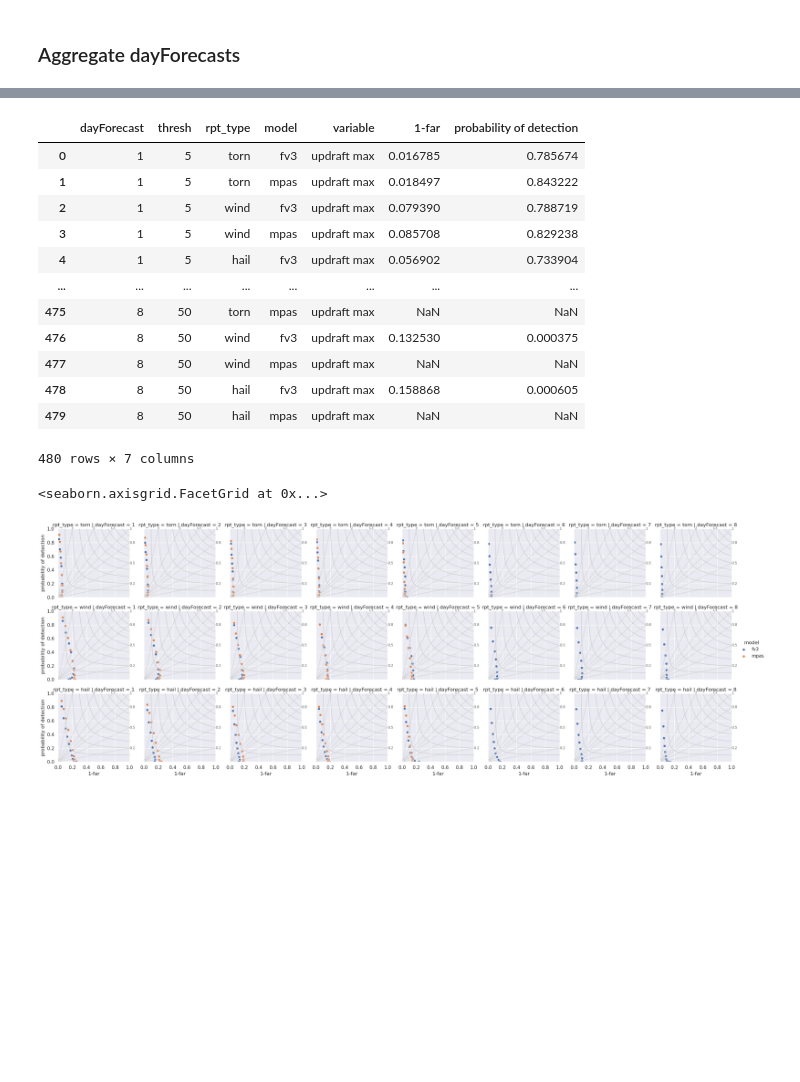
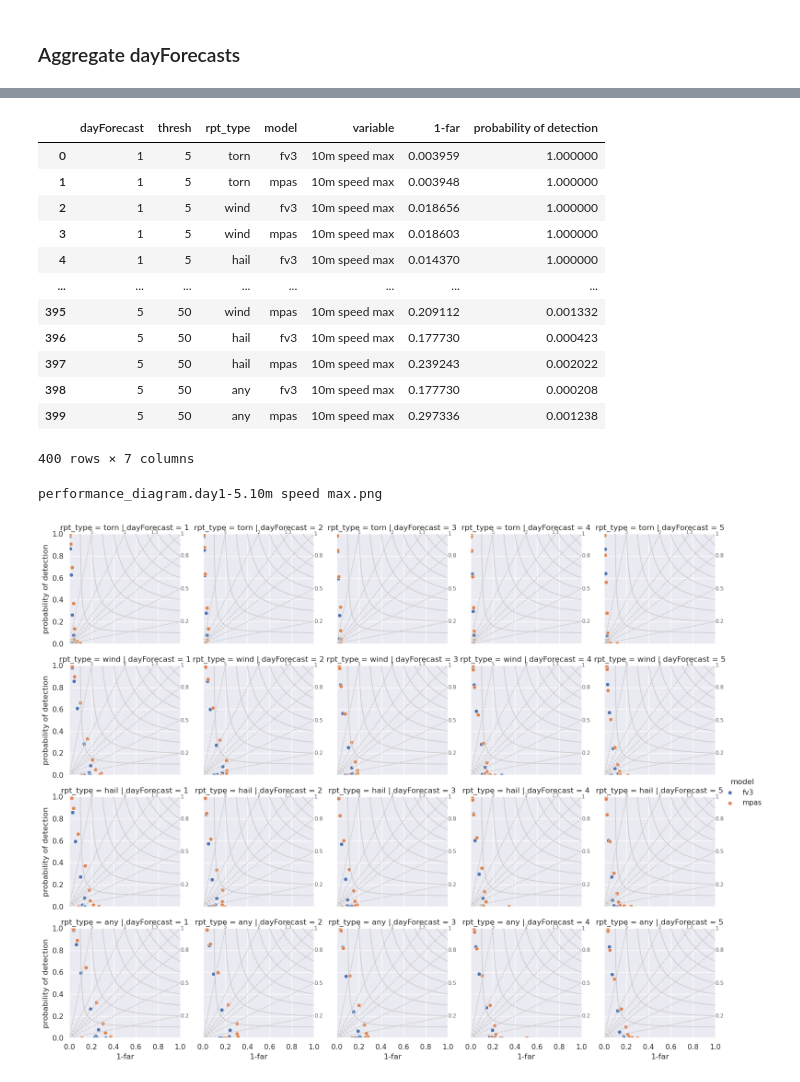
Before and after one commit to ahijevyc/ldmason_hwt, a Jupyter notebook: model_vars_rpt_types.ipynb, the cells around one changed output, grey strips where cells are left out. Cells and saved outputs as stored; diff of their text form; code cells hidden in the pictures; blank space fills up the shorter version.

```diff
--- a/model_vars_rpt_types.ipynb
+++ b/model_vars_rpt_types.ipynb
@@ -233,16 +375,16 @@ For example, equitable threat score (ets), bias, Heidke Skill Score (hss), false
 - variable
 - rpt_type
 # %%
-variable = genericnames[0]
-s = contingency_table
+variable = genericnames[1]
+s = hmfn
 # s = s.where(s.valid_date > pd.to_datetime("20240101")) # just one year
-s = s.where(s.dayForecast <= 5, drop=True)  # just dayForecast 1-5
+s = s.sel(dayForecast=slice(1, 5))  # just dayForecast 1-5
 s = s.mean(dim="valid_date")
 s = s.sel(variable=variable)
-s = hss(s)
+s = ets(s)
 g = s.plot(col="dayForecast", row="rpt_type", hue="model")
-g.fig.suptitle(f"{variable}  maximum filter size:{filter_size}x{filter_size}")
-ofile = f"results.{variable}.{filter_size}x{filter_size}.png"
+g.fig.suptitle(f"{variable} size-{filter_size} maximum filter")
+ofile = tmpdir / f"{s.attrs['short_name']}{sfx.rstrip('.nc')}.png"
 g.fig.subplots_adjust(top=0.92)
 g.fig.savefig(ofile, dpi=150)
 logging.warning(ofile)
@@ -332,32 +561,36 @@ def performance_diagram(color=None, label=None):
     ax.set_ylim((0, 1))
     return ax
 # %%
-x = 1-far(contingency_table.sum(dim="valid_date"))
-x.name="1-far"
-y = pod(contingency_table.sum(dim="valid_date"))
-data = xarray.merge([x, y], compat='override')
+x = 1 - far(hmfn.sel(dayForecast=slice(1, 5)).sum(dim="valid_date"))
+x.name = "1-far"
+y = pod(hmfn.sel(dayForecast=slice(1, 5)).sum(dim="valid_date"))
+data = xarray.merge([x, y], compat="override")
 data = data.sel(variable=variable).to_dataframe().drop(columns="count").reset_index(drop=False)
 data
 # %% [output]
 |  | dayForecast | thresh | rpt_type | model | variable | 1-far | probability of detection |
-| 0 | 1 | 5 | torn | fv3 | updraft max | 0.016785 | 0.785674 |
-| 1 | 1 | 5 | torn | mpas | updraft max | 0.018497 | 0.843222 |
-| 2 | 1 | 5 | wind | fv3 | updraft max | 0.079390 | 0.788719 |
-| 3 | 1 | 5 | wind | mpas | updraft max | 0.085708 | 0.829238 |
-| 4 | 1 | 5 | hail | fv3 | updraft max | 0.056902 | 0.733904 |
+| 0 | 1 | 5 | torn | fv3 | 10m speed max | 0.003959 | 1.000000 |
+| 1 | 1 | 5 | torn | mpas | 10m speed max | 0.003948 | 1.000000 |
+| 2 | 1 | 5 | wind | fv3 | 10m speed max | 0.018656 | 1.000000 |
+| 3 | 1 | 5 | wind | mpas | 10m speed max | 0.018603 | 1.000000 |
+| 4 | 1 | 5 | hail | fv3 | 10m speed max | 0.014370 | 1.000000 |
 | ... | ... | ... | ... | ... | ... | ... | ... |
-| 475 | 8 | 50 | torn | mpas | updraft max | NaN | NaN |
-| 476 | 8 | 50 | wind | fv3 | updraft max | 0.132530 | 0.000375 |
-| 477 | 8 | 50 | wind | mpas | updraft max | NaN | NaN |
-| 478 | 8 | 50 | hail | fv3 | updraft max | 0.158868 | 0.000605 |
-| 479 | 8 | 50 | hail | mpas | updraft max | NaN | NaN |
+| 395 | 5 | 50 | wind | mpas | 10m speed max | 0.209112 | 0.001332 |
+| 396 | 5 | 50 | hail | fv3 | 10m speed max | 0.177730 | 0.000423 |
+| 397 | 5 | 50 | hail | mpas | 10m speed max | 0.239243 | 0.002022 |
+| 398 | 5 | 50 | any | fv3 | 10m speed max | 0.177730 | 0.000208 |
+| 399 | 5 | 50 | any | mpas | 10m speed max | 0.297336 | 0.001238 |
-480 rows × 7 columns
+400 rows × 7 columns
 # %%
 g = sns.FacetGrid(data, col="dayForecast", row="rpt_type", hue="model")
 g.map(performance_diagram)
 g.map(sns.scatterplot, "1-far", "probability of detection")
 g.add_legend()
+
+ofile = f"performance_diagram.day1-5.{variable}.png"
+g.fig.savefig(ofile)
+print(ofile)
 # %% [output]
-<seaborn.axisgrid.FacetGrid at 0x...>
+performance_diagram.day1-5.10m speed max.png
-[figure, old version]
+[figure, new version]
 # %%
```
Also changed, not shown: parts of 35 cells of this notebook, 6 other files.
